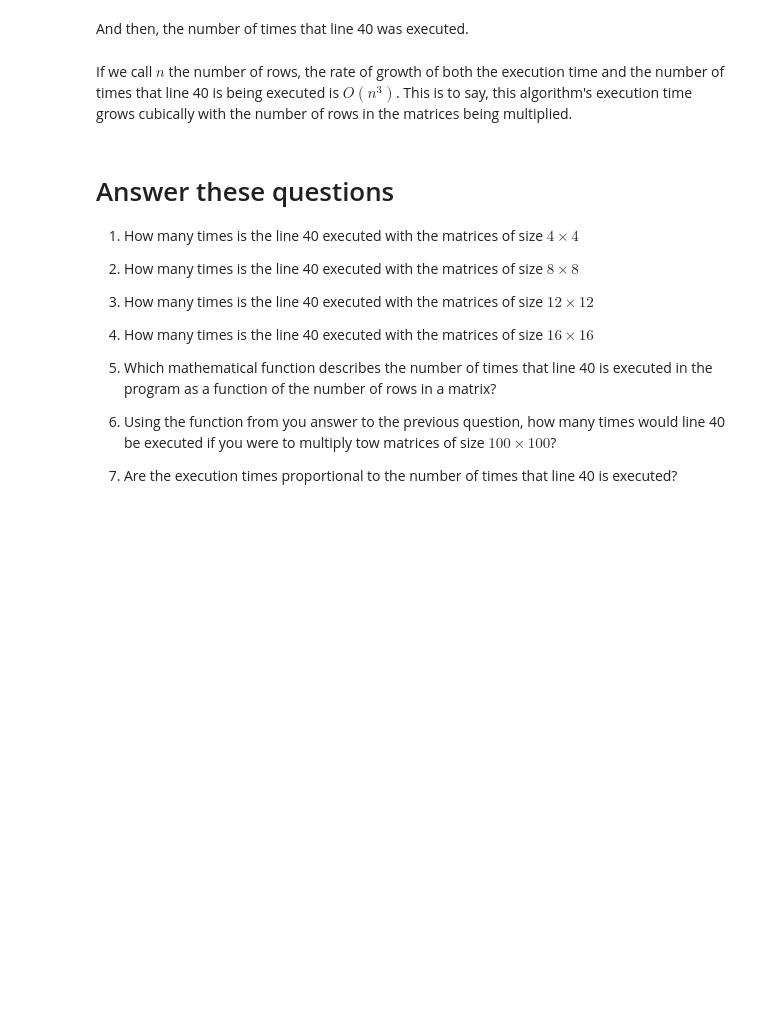
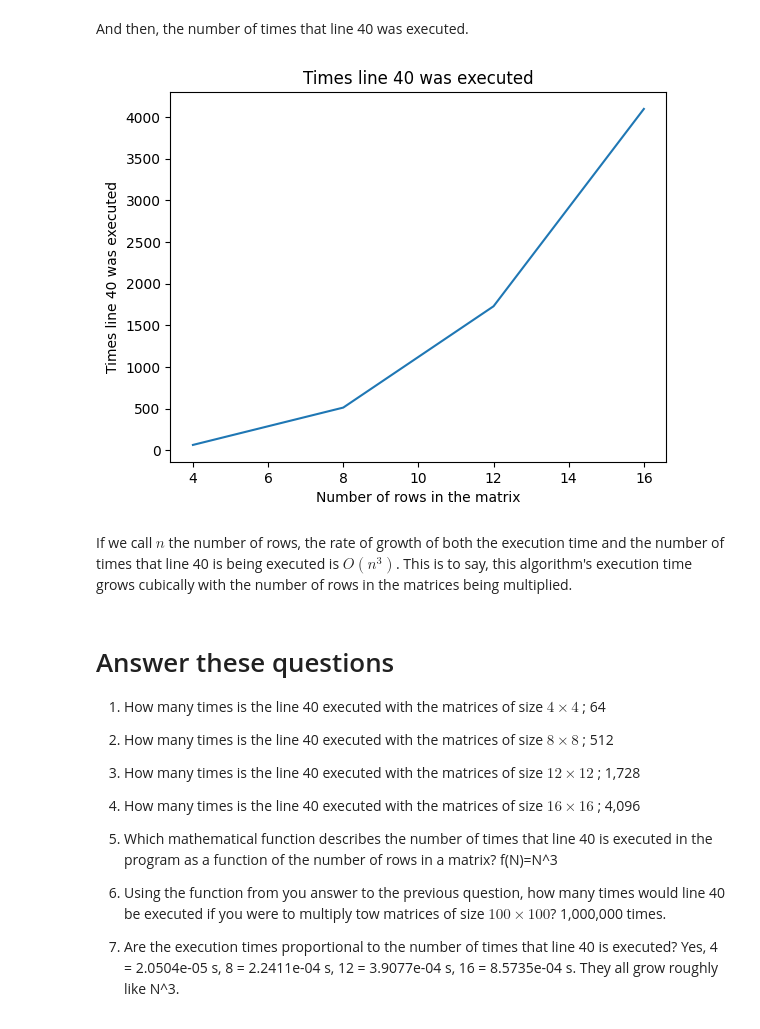
Before and after one commit to KawiraSharon/.io, a Jupyter notebook: Profiling_matrix_multiplication.ipynb, the cells around one changed output. Saved outputs shown, nothing was run; the diff lists cells and outputs as text; code cells hidden in the pictures; blank space fills up the shorter version.

```diff
--- a/Profiling_matrix_multiplication.ipynb
+++ b/Profiling_matrix_multiplication.ipynb
@@ -554,27 +552,29 @@ And then, the number of times that line 40 was executed.
 # %%
 x = [4,8,12,16]
 # Insert here the number of times that instruction 40 was executed for every
 # matrix size
-y = []
+y = [64, 512, 1728, 4096]
 
 plt.plot(x, y)
 plt.xlabel("Number of rows in the matrix")
 plt.ylabel("Times line 40 was executed")
 plt.title("Times line 40 was executed")
 plt.show()
+# %% [output]
+[figure, added]
 # %% [markdown]
 If we call $n$ the number of rows, the rate of growth of both the execution time and the number of times that line 40 is being executed is $O(n^3)$.
 This is to say, this algorithm's execution time grows cubically with the number of rows in the matrices being multiplied.
 # %% [markdown]
 # Answer these questions
 
-1.   How many times is the line 40 executed with the matrices of size $4 \times 4$
-2.   How many times is the line 40 executed with the matrices of size $8 \times 8$
-3.   How many times is the line 40 executed with the matrices of size $12 \times 12$
-4.   How many times is the line 40 executed with the matrices of size $16 \times 16$
-5. Which mathematical function describes the number of times that line 40 is executed in the program as a function of the number of rows in a matrix?
+1.   How many times is the line 40 executed with the matrices of size $4 \times 4$ ; 64
+2.   How many times is the line 40 executed with the matrices of size $8 \times 8$ ; 512
+3.   How many times is the line 40 executed with the matrices of size $12 \times 12$ ; 1,728
+4.   How many times is the line 40 executed with the matrices of size $16 \times 16$ ; 4,096
+5. Which mathematical function describes the number of times that line 40 is executed in the program as a function of the number of rows in a matrix? f(N)=N^3
 
 6. Using the function from you answer to the previous question, how many times would line 40 be executed if you were to multiply tow matrices of size
-$100 \times 100$?
+$100 \times 100$? 1,000,000 times.
 
-7. Are the execution times proportional to the number of times that line 40 is executed?
+7. Are the execution times proportional to the number of times that line 40 is executed? Yes, 4 = 2.0504e-05 s, 8 = 2.2411e-04 s, 12 = 3.9077e-04 s, 16 = 8.5735e-04 s. They all grow roughly like N^3.
```
Also changed, not shown: parts of 16 cells of this notebook.
